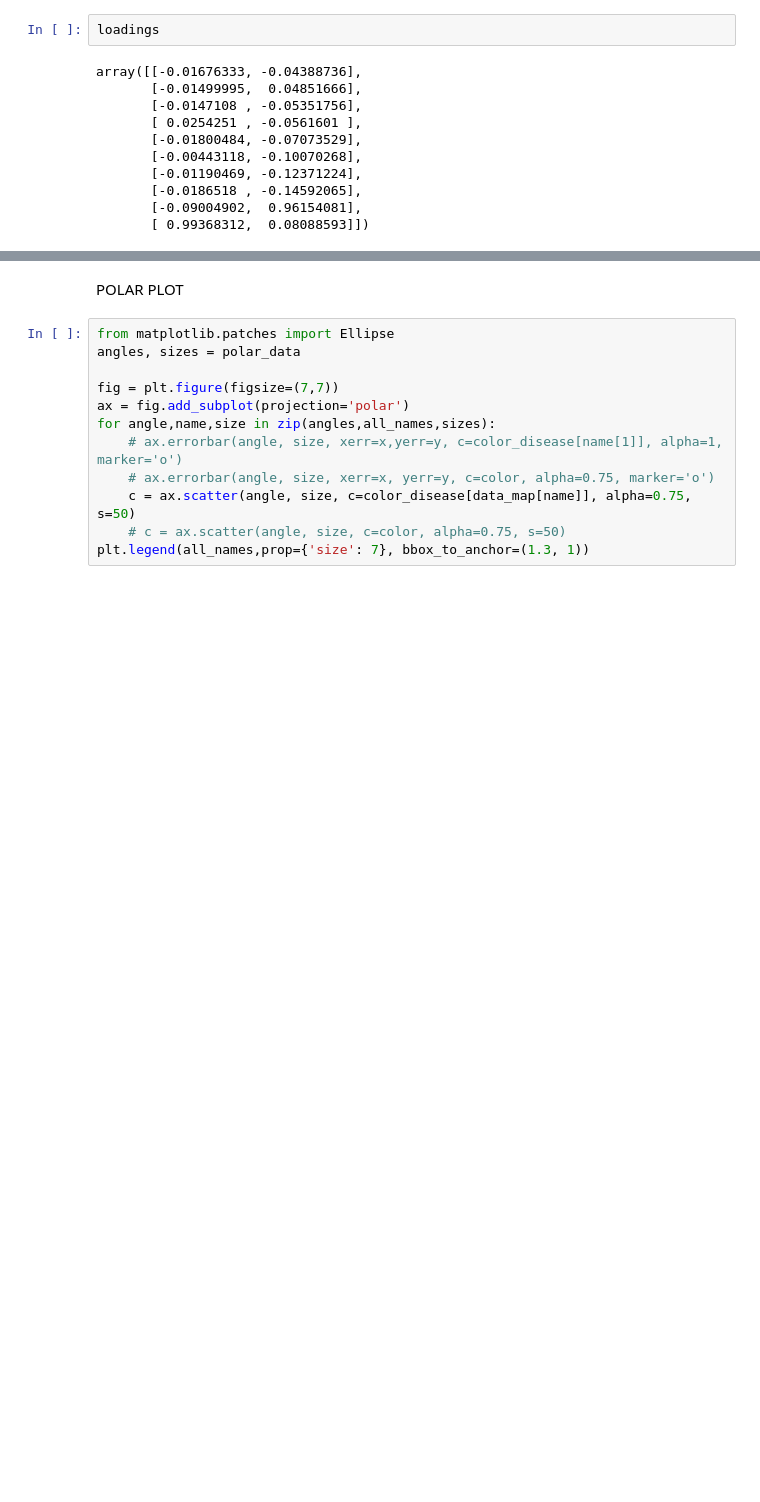
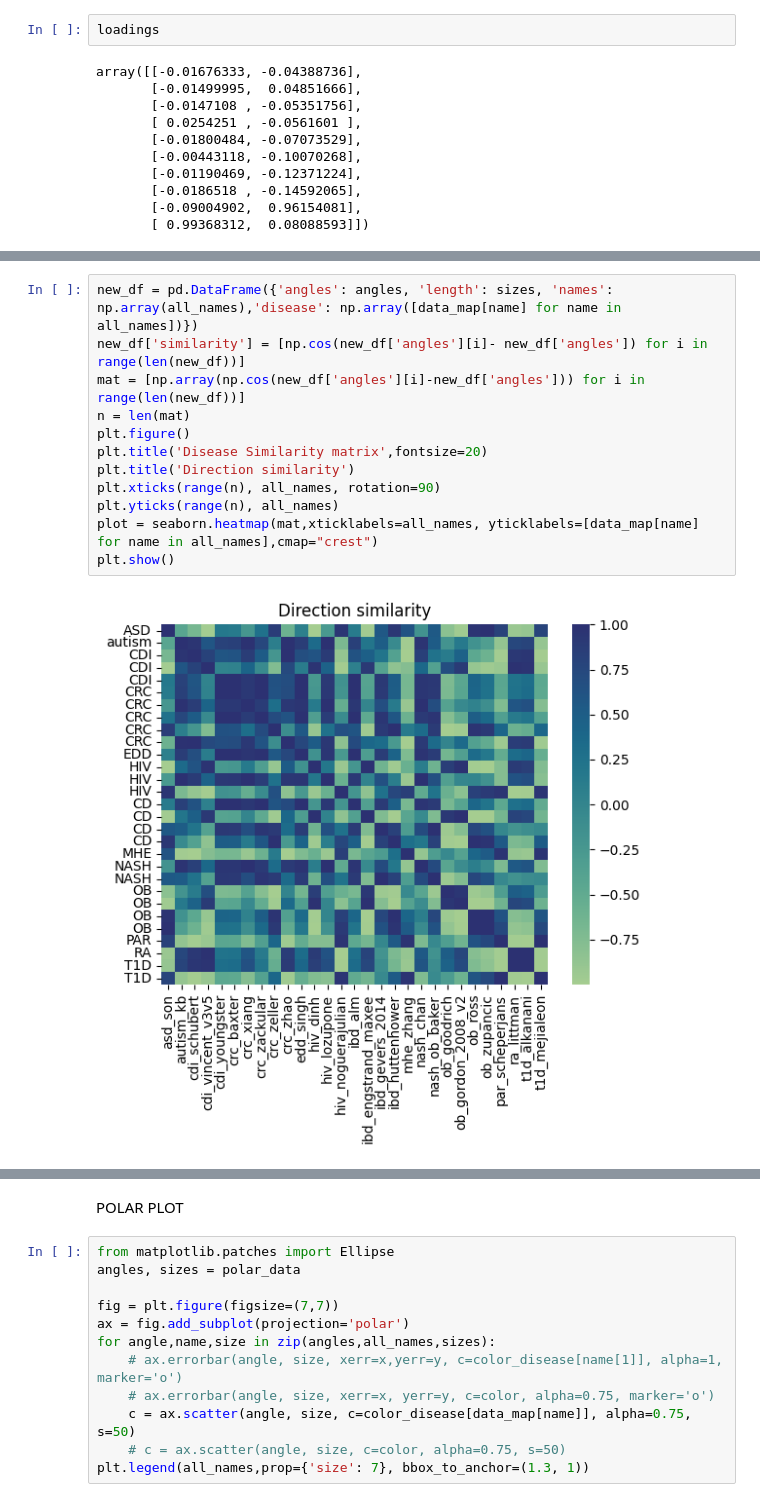
Before and after one commit to talnof1/microbiome_dysbiosis, a Jupyter notebook: american_gut/pipeline.ipynb, the cells around one changed output, grey strips where cells are left out. Drawn from its saved outputs; the diff is of its cells as text; blank space fills up the shorter version.

```diff
--- a/american_gut/pipeline.ipynb
+++ b/american_gut/pipeline.ipynb
@@ -174,0 +170,14 @@ plt.legend(all_names,prop={'size': 7}, bbox_to_anchor=(1.3, 1))
+# %%
+new_df = pd.DataFrame({'angles': angles, 'length': sizes, 'names': np.array(all_names),'disease': np.array([data_map[name] for name in all_names])})
+new_df['similarity'] = [np.cos(new_df['angles'][i]- new_df['angles']) for i in range(len(new_df))]
+mat = [np.array(np.cos(new_df['angles'][i]-new_df['angles'])) for i in range(len(new_df))]
+n = len(mat)
+plt.figure()
+plt.title('Disease Similarity matrix',fontsize=20)
+plt.title('Direction similarity')
+plt.xticks(range(n), all_names, rotation=90)
+plt.yticks(range(n), all_names)
+plot = seaborn.heatmap(mat,xticklabels=all_names, yticklabels=[data_map[name] for name in all_names],cmap="crest")
+plt.show()
+# %% [output]
+[figure, added]
```
Also changed, not shown: parts of 13 cells of this notebook, 3 other files.
